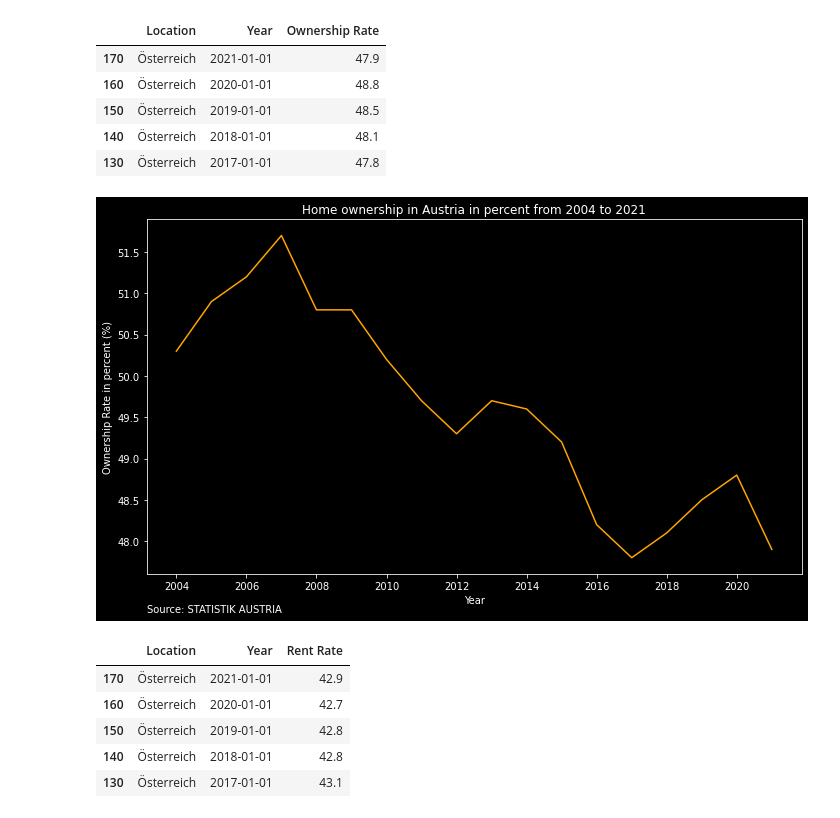
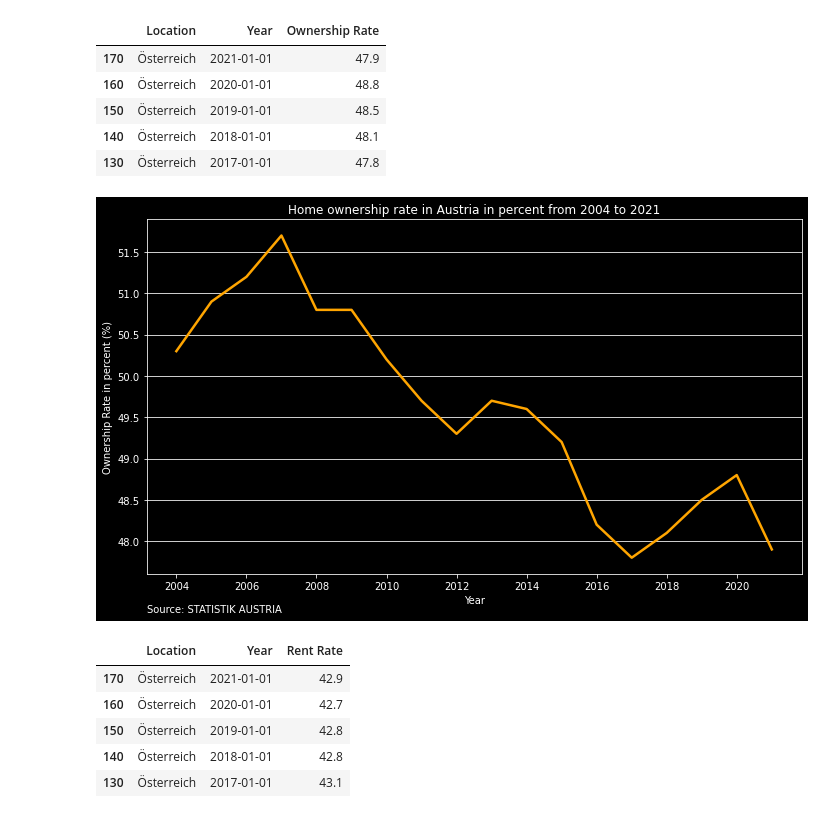
Before and after one commit to zarredominic/story_map_data_viz, a Jupyter notebook: eda_of_datasources.ipynb, the cells around one changed output. Saved outputs shown, nothing was run; the diff lists cells and outputs as text; code cells hidden in the pictures.

Commit message:
Changed the scale of some plots

```diff
--- a/eda_of_datasources.ipynb
+++ b/eda_of_datasources.ipynb
@@ -158,15 +163,16 @@ ownership_austria_tidy.head()
 # %%
 plt.style.use('dark_background')
 plt.figure(figsize=(10,6), tight_layout=True)
-plt.plot(ownership_austria_tidy['Year'], ownership_austria_tidy['Ownership Rate'], color = "orange")
-plt.title('Home ownership in Austria in percent from 2004 to 2021')
+plt.plot(ownership_austria_tidy['Year'], ownership_austria_tidy['Ownership Rate'], color = "orange", linewidth=2.5)
+plt.grid(axis = 'y')
+plt.title('Home ownership rate in Austria in percent from 2004 to 2021')
 plt.ylabel('Ownership Rate in percent (%)')
 plt.xlabel('Year')
 plt.annotate("Source: STATISTIK AUSTRIA", (0,0), (0, -30), xycoords="axes fraction", textcoords="offset points", va="top")
 plt.savefig("imgs/home_ownership_austria_2004_2021_zoomed.png", format="png", dpi=300)
 plt.show()
 # %% [output]
-[figure, old version]
+[figure, new version]
 # %%
 rent_rate_austria_tidy = rent_rate_df_tidy[rent_rate_df_tidy['Location'] == 'Österreich']
 rent_rate_austria_tidy = rent_rate_austria_tidy.sort_values(by="Year", ascending=False)
```
Also changed, not shown: parts of 10 cells of this notebook, 5 other files.
